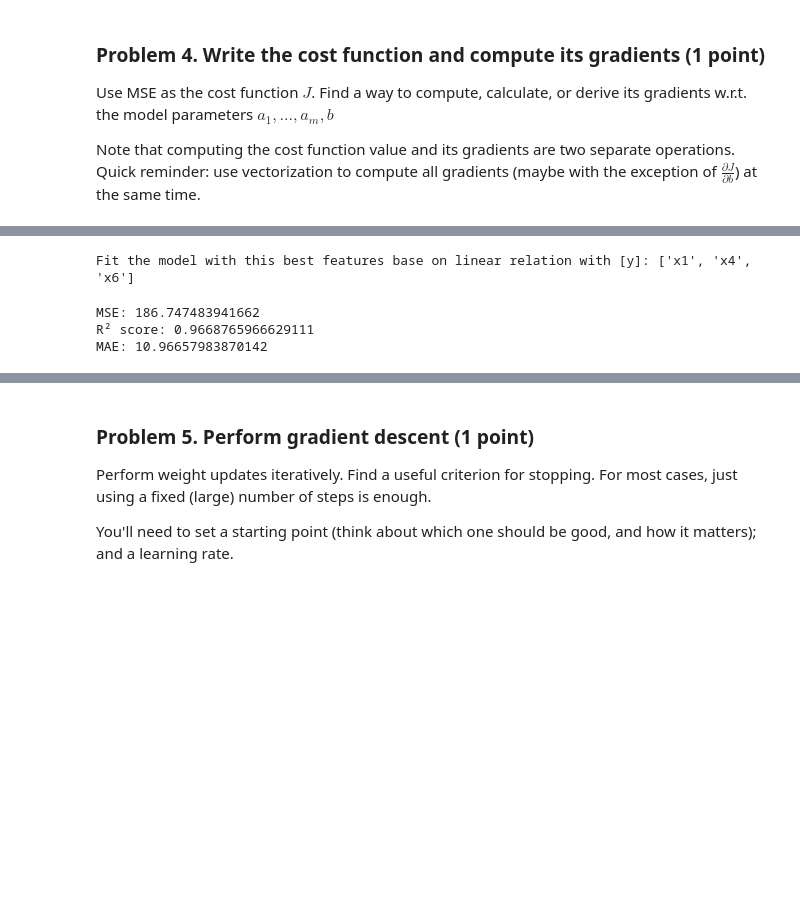
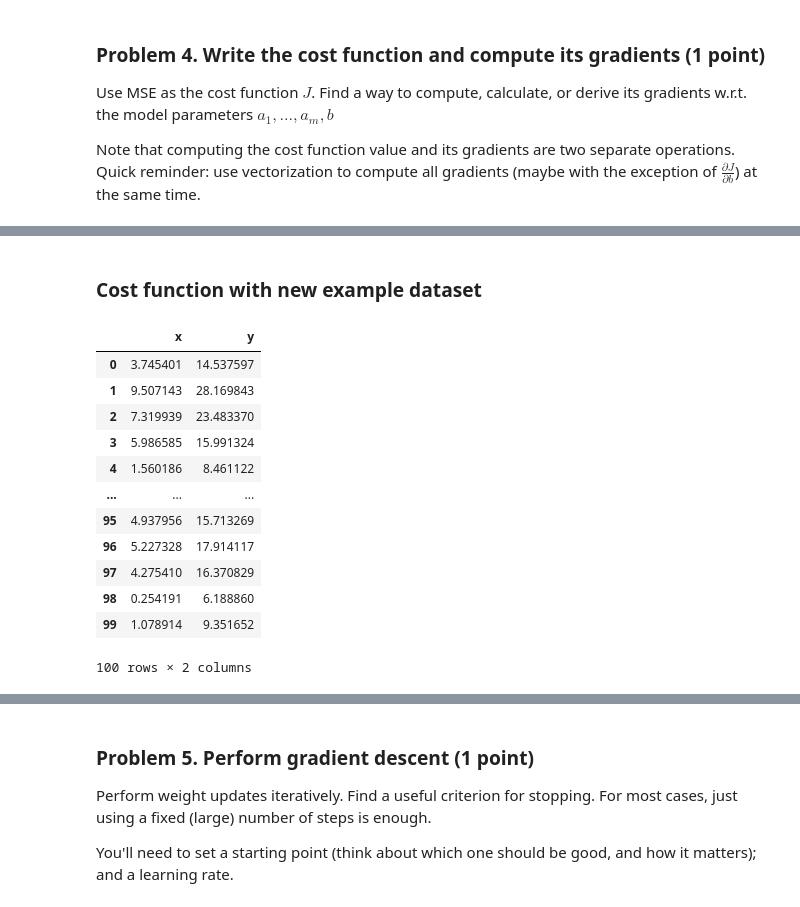
Before and after one commit to plamensve/Data_Science_Upskill_Softuni, a Jupyter notebook: 08_regression_models/Regression Models Lab.ipynb, the cells around one changed output, grey strips where cells are left out. Drawn from its saved outputs; the diff is of its cells as text; code cells hidden in the pictures; blank space fills up the shorter version.

```diff
--- a/08_regression_models/Regression Models Lab.ipynb
+++ b/08_regression_models/Regression Models Lab.ipynb
@@ -367,28 +242,2 @@ MAE: 100.24201125622821
-# %%
-X = data.drop(columns='y')
-y = data['y']
-
-selector = SelectKBest(score_func=f_regression, k=3)
-X_new = selector.fit_transform(X, y)
-selected_columns = X.columns[selector.get_support()]
-print("Fit the model with this best features base on linear relation with [y]:", list(selected_columns))
-# %% [output]
-Fit the model with this best features base on linear relation with [y]: ['x1', 'x4', 'x6']
-# %%
-X = data_grad[['x1', 'x4', 'x6']].copy()
-X.insert(0, 'bias', 1.0)
-X = X.values
-y = data_grad['y'].values.reshape(-1, 1)
-
-theta = np.zeros((X.shape[1], 1))
-
-theta_final_auto_select, cost_history_auto_select = gradient_descent(X, y, theta)
-y_pred = X @ theta_final_auto_select
-
-print("MSE:", mean_squared_error(y, y_pred))
-print("R² score:", r2_score(y, y_pred))
-print("MAE:", mean_absolute_error(y, y_pred))
-# %% [output]
-MSE: 186.747483941662
-R² score: 0.9668765966629111
-MAE: 10.96657983870142
+# %% [markdown]
+### Cost function with new example dataset
@@ -394,0 +259,17 @@ MAE: 10.96657983870142
+# %%
+data_cost = pd.read_csv('data_cost.csv')
+data_cost
+# %% [output]
+|  | x | y |
+| 0 | 3.745401 | 14.537597 |
+| 1 | 9.507143 | 28.169843 |
+| 2 | 7.319939 | 23.483370 |
+| 3 | 5.986585 | 15.991324 |
+| 4 | 1.560186 | 8.461122 |
+| ... | ... | ... |
+| 95 | 4.937956 | 15.713269 |
+| 96 | 5.227328 | 17.914117 |
+| 97 | 4.275410 | 16.370829 |
+| 98 | 0.254191 | 6.188860 |
+| 99 | 1.078914 | 9.351652 |
+100 rows × 2 columns
```
Also changed, not shown: parts of 20 cells of this notebook, 1 other file.
